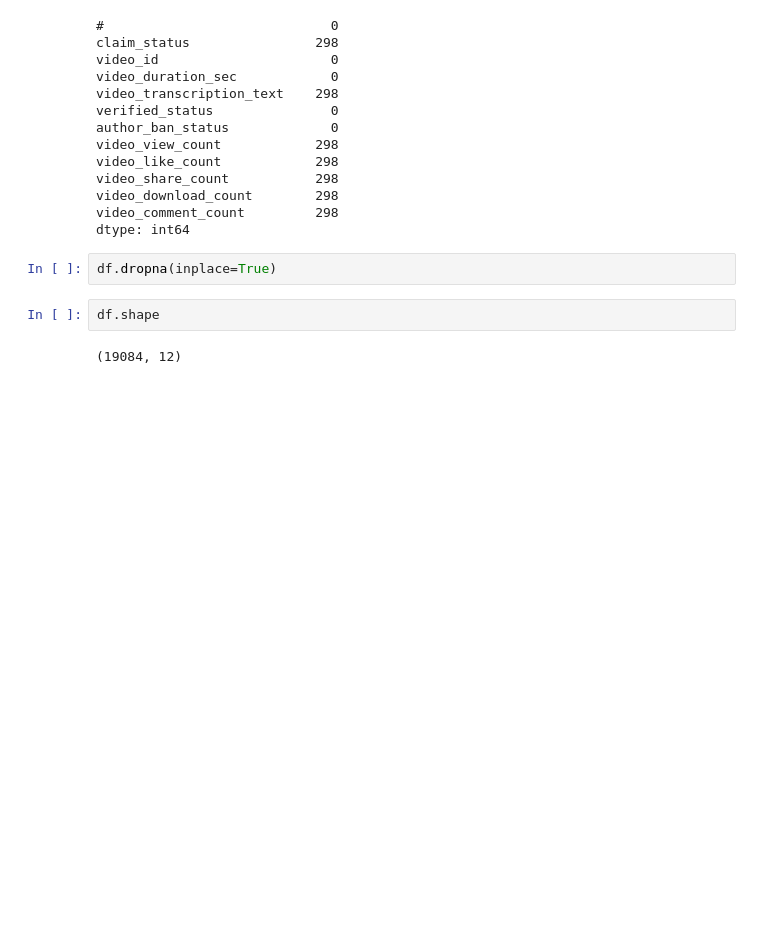
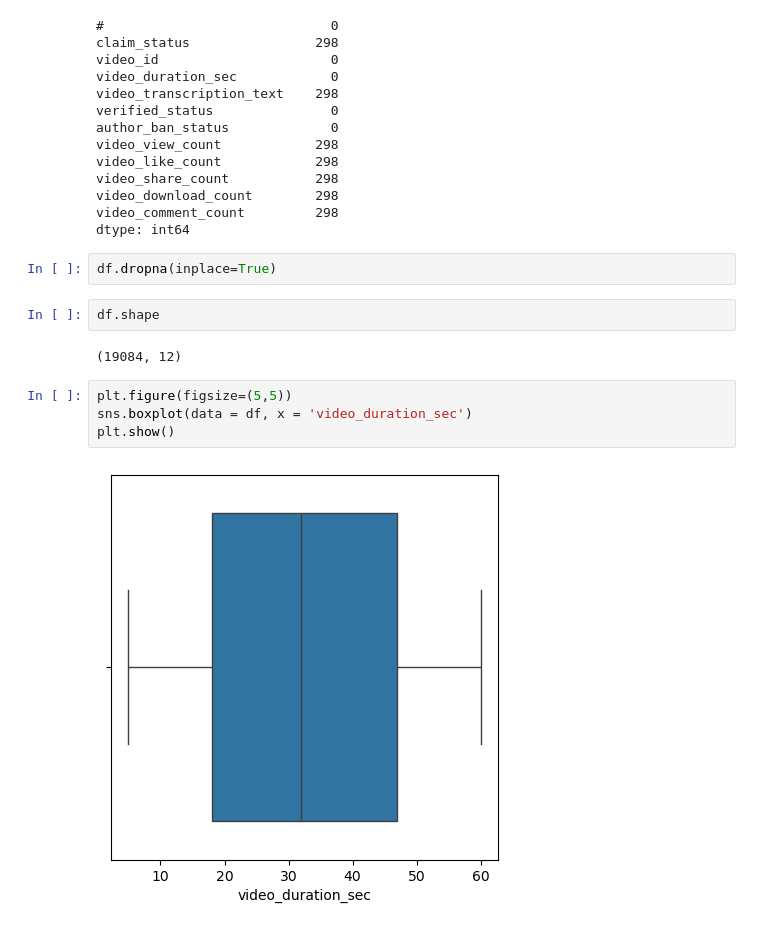
Before and after one commit to iAsadPanhwar/Tiktok-Data-Analysis-Project, a Jupyter notebook: Tiktok-Exploratory-Data-Analysis.ipynb, the cells around one changed output. Drawn from its saved outputs; the diff is of its cells as text; blank space fills up the shorter version.

```diff
--- a/Tiktok-Exploratory-Data-Analysis.ipynb
+++ b/Tiktok-Exploratory-Data-Analysis.ipynb
@@ -78,3 +78,9 @@ df.dropna(inplace=True)
 df.shape
 # %% [output]
 (19084, 12)
+# %%
+plt.figure(figsize=(5,5))
+sns.boxplot(data = df, x = 'video_duration_sec')
+plt.show()
+# %% [output]
+[figure, added]
```
Also changed, not shown: parts of 7 cells of this notebook.
